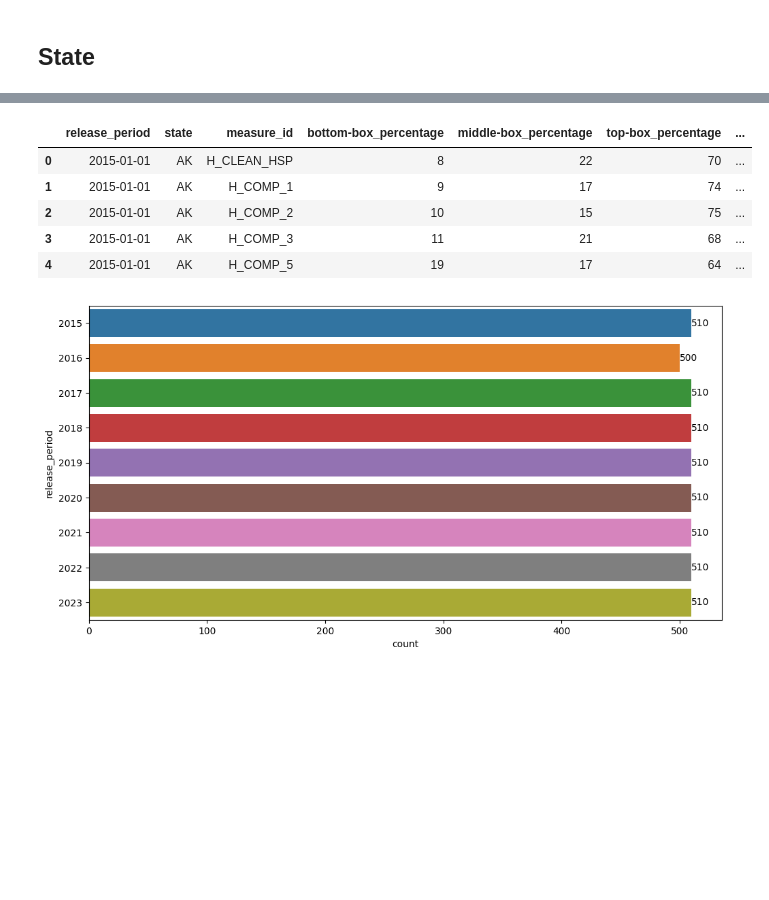
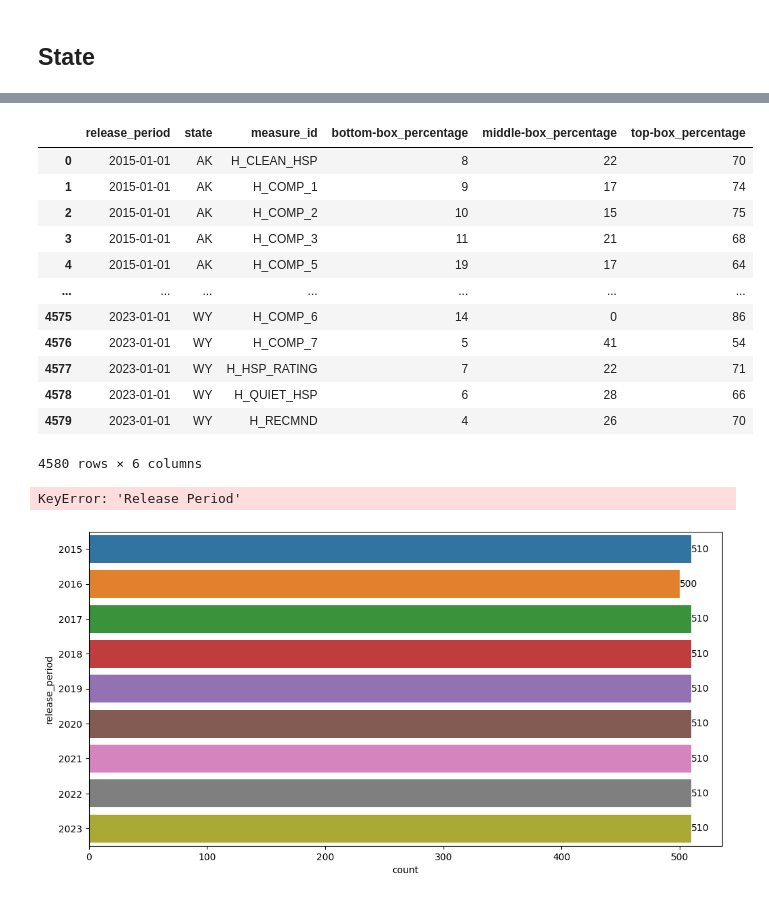
Before and after one commit to andyguo0228/maven_healthcare, a Jupyter notebook: maven_healthcare.ipynb, the cells around one changed output, grey strips where cells are left out. Drawn from its saved outputs; the diff is of its cells as text; code cells hidden in the pictures; blank space fills up the shorter version.

```diff
--- a/maven_healthcare.ipynb
+++ b/maven_healthcare.ipynb
@@ -85,16 +101,27 @@ Text(0.5, 1.0, 'Average National Scores')
+# %%
+state_results
+# %% [output]
+|  | release_period | state | measure_id | bottom-box_percentage | middle-box_percentage | top-box_percentage |
+| 0 | 2015-01-01 | AK | H_CLEAN_HSP | 8 | 22 | 70 |
+| 1 | 2015-01-01 | AK | H_COMP_1 | 9 | 17 | 74 |
+| 2 | 2015-01-01 | AK | H_COMP_2 | 10 | 15 | 75 |
+| 3 | 2015-01-01 | AK | H_COMP_3 | 11 | 21 | 68 |
+| 4 | 2015-01-01 | AK | H_COMP_5 | 19 | 17 | 64 |
+| ... | ... | ... | ... | ... | ... | ... |
+| 4575 | 2023-01-01 | WY | H_COMP_6 | 14 | 0 | 86 |
+| 4576 | 2023-01-01 | WY | H_COMP_7 | 5 | 41 | 54 |
+| 4577 | 2023-01-01 | WY | H_HSP_RATING | 7 | 22 | 71 |
+| 4578 | 2023-01-01 | WY | H_QUIET_HSP | 6 | 28 | 66 |
+| 4579 | 2023-01-01 | WY | H_RECMND | 4 | 26 | 70 |
+4580 rows × 6 columns
 # %%
 state_results = dataframes['state_results']
 state_results['Release Period'] = pd.to_datetime(state_results['Release Period'].str.lstrip('07_'))
 state_results.columns = state_results.columns.str.lower().str.replace(' ', '_')
-state_results['nps'] = state_results['top-box_percentage'] - state_results['bottom-box_percentage']
+# state_results['nps'] = state_results['top-box_percentage'] - state_results['bottom-box_percentage']
 state_results.head()
 # %% [output]
-|  | release_period | state | measure_id | bottom-box_percentage | middle-box_percentage | top-box_percentage | ... |
-| 0 | 2015-01-01 | AK | H_CLEAN_HSP | 8 | 22 | 70 | ... |
-| 1 | 2015-01-01 | AK | H_COMP_1 | 9 | 17 | 74 | ... |
-| 2 | 2015-01-01 | AK | H_COMP_2 | 10 | 15 | 75 | ... |
-| 3 | 2015-01-01 | AK | H_COMP_3 | 11 | 21 | 68 | ... |
-| 4 | 2015-01-01 | AK | H_COMP_5 | 19 | 17 | 64 | ... |
+KeyError: 'Release Period'
 # %%
 year = state_results.release_period.dt.year
 plt.figure(figsize=(12, 6))
```
Also changed, not shown: parts of 5 cells of this notebook.
